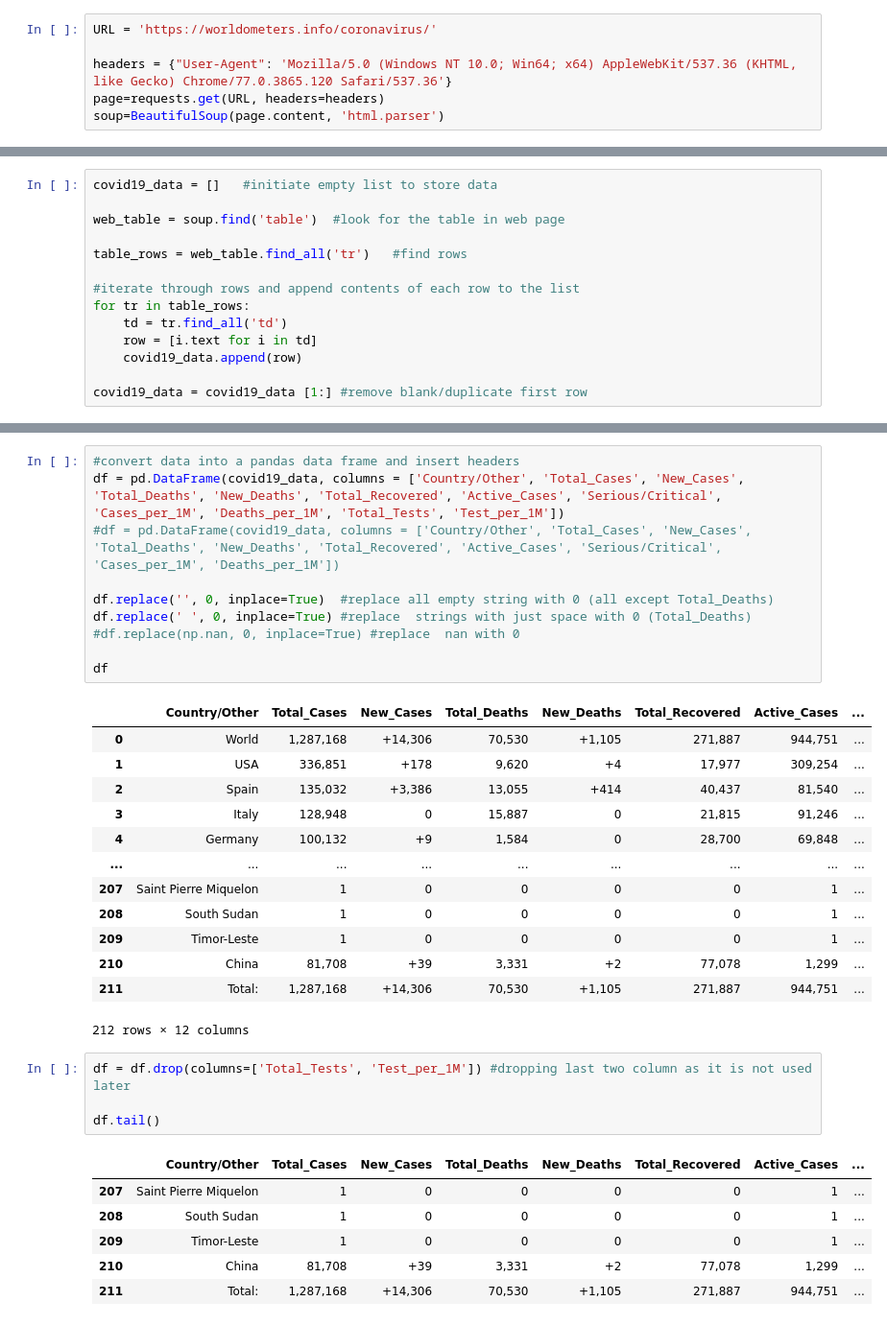
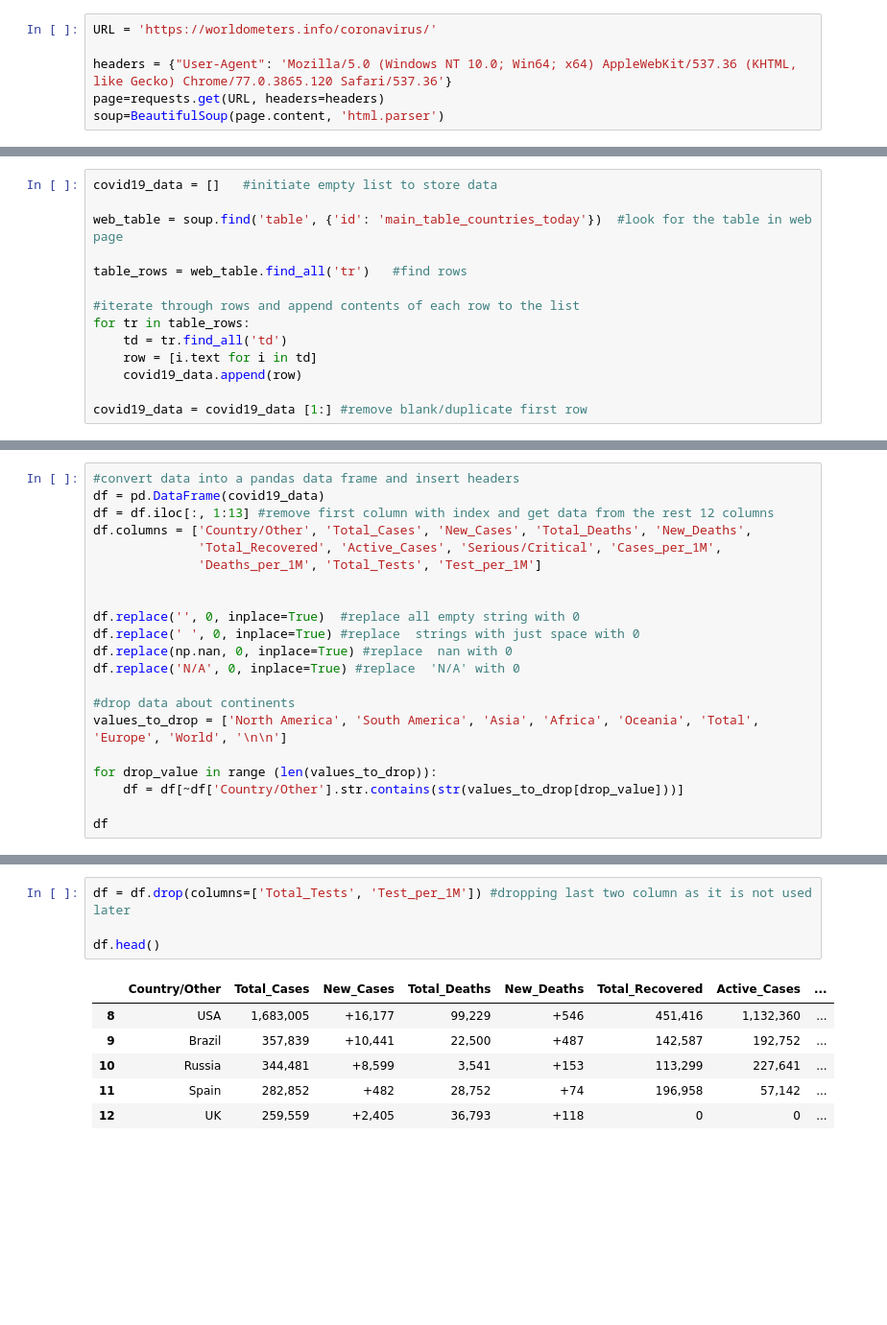
Before and after one commit to aj7amigo/COVID-19, a Jupyter notebook: python_scripts/COVID19_data_analyzer.ipynb, the cells around one changed output, grey strips where cells are left out. Shown at 96% size. Saved outputs shown, nothing was run; the diff lists cells and outputs as text; blank space fills up the shorter version.

```diff
--- a/python_scripts/COVID19_data_analyzer.ipynb
+++ b/python_scripts/COVID19_data_analyzer.ipynb
@@ -23,7 +31,7 @@ soup=BeautifulSoup(page.content, 'html.parser')
 # %%
 covid19_data = []   #initiate empty list to store data
 
-web_table = soup.find('table')  #look for the table in web page
+web_table = soup.find('table', {'id': 'main_table_countries_today'})  #look for the table in web page
 
 table_rows = web_table.find_all('tr')   #find rows
 
@@ -36,0 +49,21 @@ covid19_data = covid19_data [1:] #remove blank/duplicate first row
+# %%
+#convert data into a pandas data frame and insert headers
+df = pd.DataFrame(covid19_data)
+df = df.iloc[:, 1:13] #remove first column with index and get data from the rest 12 columns
+df.columns = ['Country/Other', 'Total_Cases', 'New_Cases', 'Total_Deaths', 'New_Deaths',
+              'Total_Recovered', 'Active_Cases', 'Serious/Critical', 'Cases_per_1M',
+              'Deaths_per_1M', 'Total_Tests', 'Test_per_1M']
+
+
+df.replace('', 0, inplace=True)  #replace all empty string with 0
+df.replace(' ', 0, inplace=True) #replace  strings with just space with 0
+df.replace(np.nan, 0, inplace=True) #replace  nan with 0
+df.replace('N/A', 0, inplace=True) #replace  'N/A' with 0
+
+#drop data about continents
+values_to_drop = ['North America', 'South America', 'Asia', 'Africa', 'Oceania', 'Total', 'Europe', 'World', '\n\n']
+
+for drop_value in range (len(values_to_drop)):
+    df = df[~df['Country/Other'].str.contains(str(values_to_drop[drop_value]))]
+
+df
@@ -51,35 +96,11 @@ print(total_row)
-# %%
-#convert data into a pandas data frame and insert headers
-df = pd.DataFrame(covid19_data, columns = ['Country/Other', 'Total_Cases', 'New_Cases', 'Total_Deaths', 'New_Deaths', 'Total_Recovered', 'Active_Cases', 'Serious/Critical', 'Cases_per_1M', 'Deaths_per_1M', 'Total_Tests', 'Test_per_1M'])
-#df = pd.DataFrame(covid19_data, columns = ['Country/Other', 'Total_Cases', 'New_Cases', 'Total_Deaths', 'New_Deaths', 'Total_Recovered', 'Active_Cases', 'Serious/Critical', 'Cases_per_1M', 'Deaths_per_1M'])
-
-df.replace('', 0, inplace=True)  #replace all empty string with 0 (all except Total_Deaths)
-df.replace(' ', 0, inplace=True) #replace  strings with just space with 0 (Total_Deaths)
-#df.replace(np.nan, 0, inplace=True) #replace  nan with 0
-
-df
-# %% [output]
-|  | Country/Other | Total_Cases | New_Cases | Total_Deaths | New_Deaths | Total_Recovered | Active_Cases | ... |
-| 0 | World | 1,287,168 | +14,306 | 70,530 | +1,105 | 271,887 | 944,751 | ... |
-| 1 | USA | 336,851 | +178 | 9,620 | +4 | 17,977 | 309,254 | ... |
-| 2 | Spain | 135,032 | +3,386 | 13,055 | +414 | 40,437 | 81,540 | ... |
-| 3 | Italy | 128,948 | 0 | 15,887 | 0 | 21,815 | 91,246 | ... |
-| 4 | Germany | 100,132 | +9 | 1,584 | 0 | 28,700 | 69,848 | ... |
-| ... | ... | ... | ... | ... | ... | ... | ... | ... |
-| 207 | Saint Pierre Miquelon | 1 | 0 | 0 | 0 | 0 | 1 | ... |
-| 208 | South Sudan | 1 | 0 | 0 | 0 | 0 | 1 | ... |
-| 209 | Timor-Leste | 1 | 0 | 0 | 0 | 0 | 1 | ... |
-| 210 | China | 81,708 | +39 | 3,331 | +2 | 77,078 | 1,299 | ... |
-| 211 | Total: | 1,287,168 | +14,306 | 70,530 | +1,105 | 271,887 | 944,751 | ... |
-212 rows × 12 columns
 # %%
 df = df.drop(columns=['Total_Tests', 'Test_per_1M']) #dropping last two column as it is not used later
 
-df.tail()
+df.head()
 # %% [output]
 |  | Country/Other | Total_Cases | New_Cases | Total_Deaths | New_Deaths | Total_Recovered | Active_Cases | ... |
-| 207 | Saint Pierre Miquelon | 1 | 0 | 0 | 0 | 0 | 1 | ... |
-| 208 | South Sudan | 1 | 0 | 0 | 0 | 0 | 1 | ... |
-| 209 | Timor-Leste | 1 | 0 | 0 | 0 | 0 | 1 | ... |
-| 210 | China | 81,708 | +39 | 3,331 | +2 | 77,078 | 1,299 | ... |
-| 211 | Total: | 1,287,168 | +14,306 | 70,530 | +1,105 | 271,887 | 944,751 | ... |
+| 8 | USA | 1,683,005 | +16,177 | 99,229 | +546 | 451,416 | 1,132,360 | ... |
+| 9 | Brazil | 357,839 | +10,441 | 22,500 | +487 | 142,587 | 192,752 | ... |
+| 10 | Russia | 344,481 | +8,599 | 3,541 | +153 | 113,299 | 227,641 | ... |
+| 11 | Spain | 282,852 | +482 | 28,752 | +74 | 196,958 | 57,142 | ... |
+| 12 | UK | 259,559 | +2,405 | 36,793 | +118 | 0 | 0 | ... |
```
Also changed, not shown: parts of 21 cells of this notebook.
